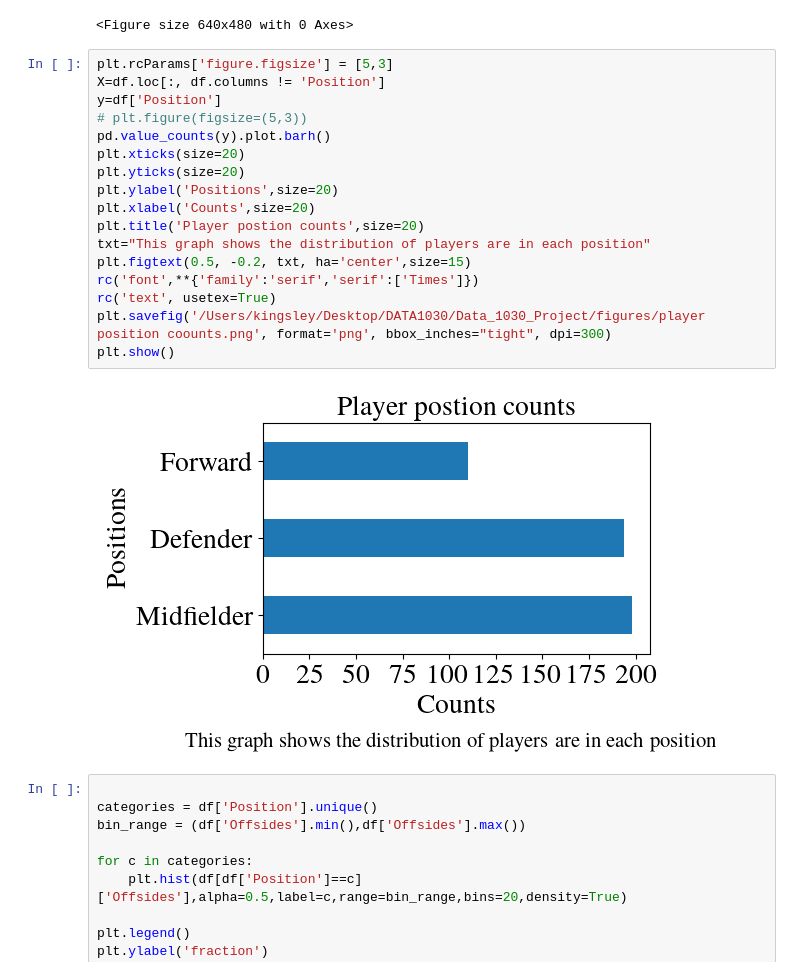
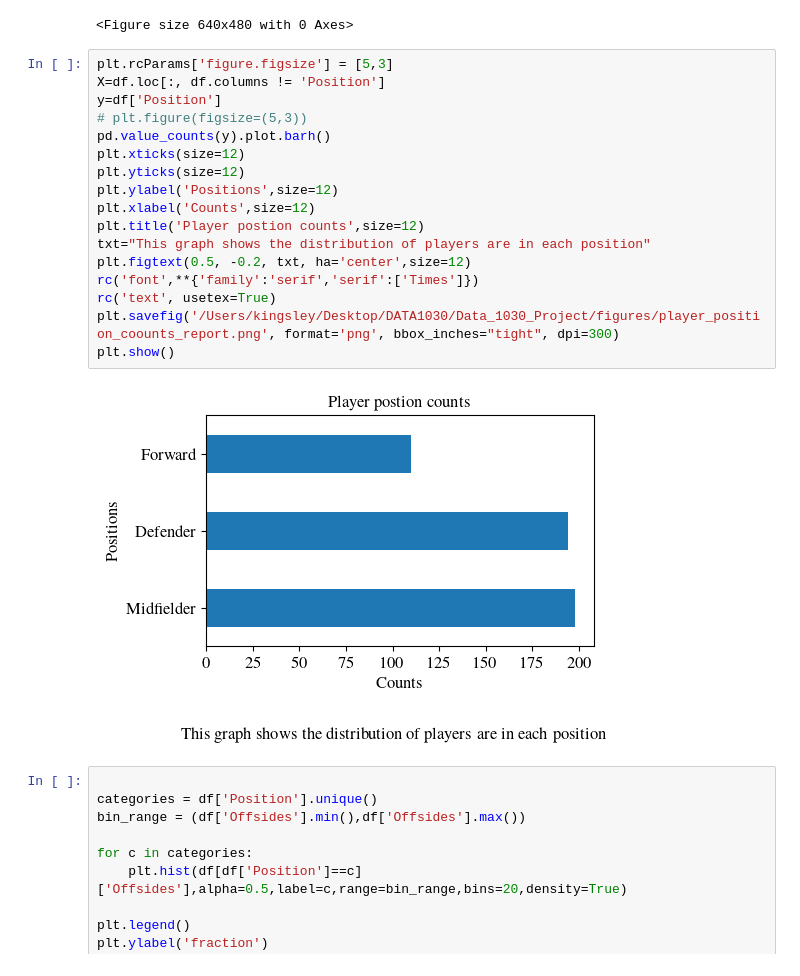
Before and after one commit to Kingsley024/Data_1030_Project, a Jupyter notebook: src/Midterm_Presentation.ipynb, the cells around one changed output. Drawn from its saved outputs; the diff is of its cells as text.

```diff
--- a/src/Midterm_Presentation.ipynb
+++ b/src/Midterm_Presentation.ipynb
@@ -132,22 +132,22 @@ plt.show()
 # %%
 plt.rcParams['figure.figsize'] = [5,3]
 X=df.loc[:, df.columns != 'Position']
 y=df['Position']
 # plt.figure(figsize=(5,3))
 pd.value_counts(y).plot.barh()
-plt.xticks(size=20)
-plt.yticks(size=20)
-plt.ylabel('Positions',size=20)
-plt.xlabel('Counts',size=20)
-plt.title('Player postion counts',size=20)
+plt.xticks(size=12)
+plt.yticks(size=12)
+plt.ylabel('Positions',size=12)
+plt.xlabel('Counts',size=12)
+plt.title('Player postion counts',size=12)
 txt="This graph shows the distribution of players are in each position"
-plt.figtext(0.5, -0.2, txt, ha='center',size=15)
+plt.figtext(0.5, -0.2, txt, ha='center',size=12)
 rc('font',**{'family':'serif','serif':['Times']})
 rc('text', usetex=True)
-plt.savefig('/Users/kingsley/Desktop/DATA1030/Data_1030_Project/figures/player position coounts.png', format='png', bbox_inches="tight", dpi=300)
+plt.savefig('/Users/kingsley/Desktop/DATA1030/Data_1030_Project/figures/player_position_coounts_report.png', format='png', bbox_inches="tight", dpi=300)
 plt.show()
 # %% [output]
-[figure, old version]
+[figure, new version]
 # %%
 
 categories = df['Position'].unique()
```
Also changed, not shown: parts of 3 cells of this notebook, 6 other files.
